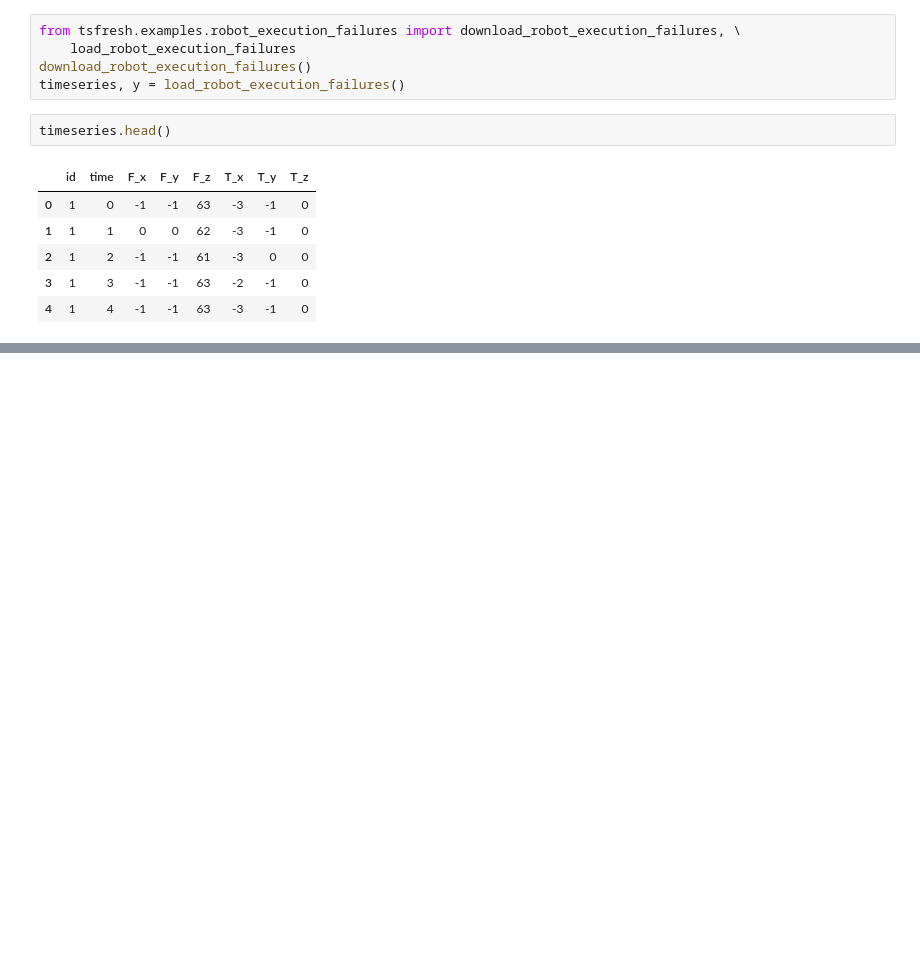
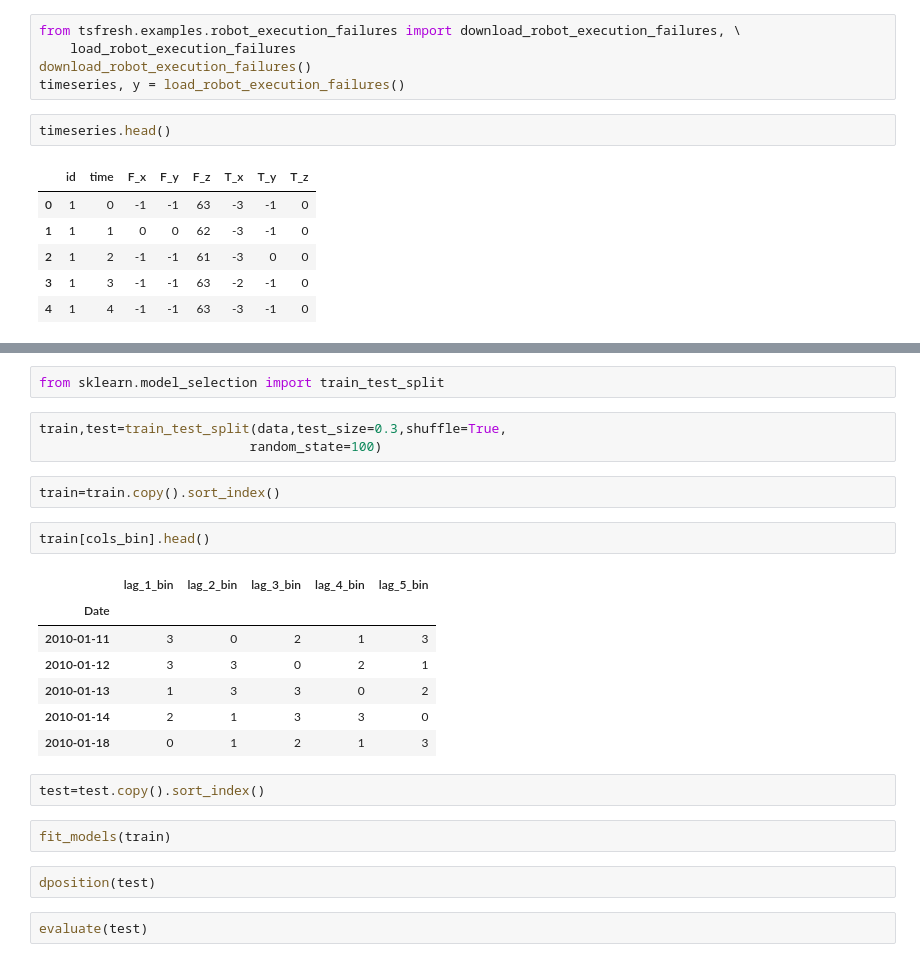
Before and after one commit to HaoLiNick/quantbasic, a Jupyter notebook: rw_hypothesis.ipynb, the cells around one changed output, grey strips where cells are left out. Cells and saved outputs as stored; diff of their text form; blank space fills up the shorter version.

```diff
--- a/rw_hypothesis.ipynb
+++ b/rw_hypothesis.ipynb
@@ -265,0 +303,25 @@ timeseries.head()
+# %%
+from sklearn.model_selection import train_test_split
+# %%
+train,test=train_test_split(data,test_size=0.3,shuffle=True,
+                           random_state=100)
+# %%
+train=train.copy().sort_index()
+# %%
+train[cols_bin].head()
+# %% [output]
+|  | lag_1_bin | lag_2_bin | lag_3_bin | lag_4_bin | lag_5_bin |
+| Date |  |  |  |  |  |
+| 2010-01-11 | 3 | 0 | 2 | 1 | 3 |
+| 2010-01-12 | 3 | 3 | 0 | 2 | 1 |
+| 2010-01-13 | 1 | 3 | 3 | 0 | 2 |
+| 2010-01-14 | 2 | 1 | 3 | 3 | 0 |
+| 2010-01-18 | 0 | 1 | 2 | 1 | 3 |
+# %%
+test=test.copy().sort_index()
+# %%
+fit_models(train)
+# %%
+dposition(test)
+# %%
+evaluate(test)
```
Also changed, not shown: parts of 20 cells of this notebook.
